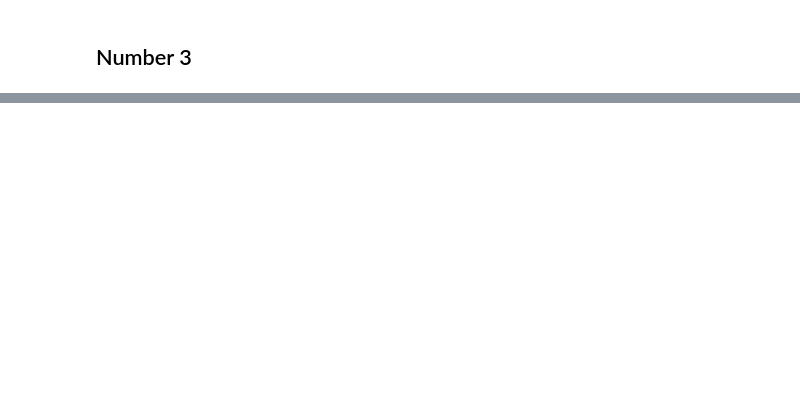
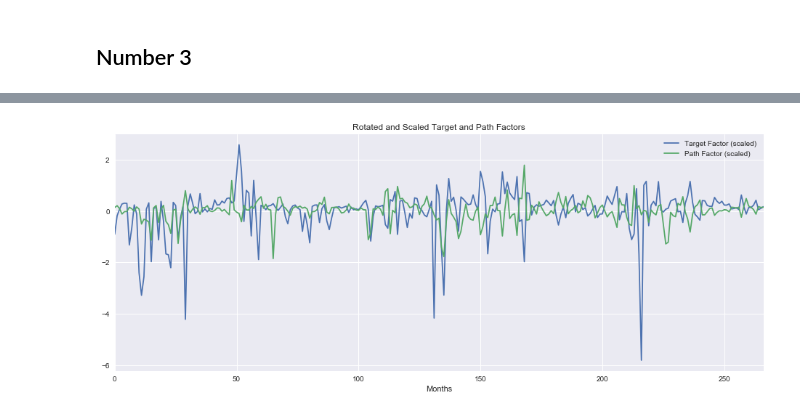
Before and after one commit to stevenzheng1/Econ-616, a Jupyter notebook: HW 5.ipynb, the cells around one changed output, grey strips where cells are left out. Saved outputs shown, nothing was run; the diff lists cells and outputs as text; code cells hidden in the pictures; blank space fills up the shorter version.

```diff
--- a/HW 5.ipynb
+++ b/HW 5.ipynb
@@ -166,0 +331,8 @@ plt.show()
+# %%
+rotated_factors_scaled = pd.DataFrame()
+rotated_factors_scaled['Target Factor'] = rotated_factors['Z1'].copy()/-1.151753
+#rotated_factors_scaled['Path Factor'] = rotated_factors['Z2'].copy() # no change
+#rotated_factors_scaled['Path Factor'] = rotated_factors['Z2'].copy()/0.151673 #make it same as ed4_tc
+rotated_factors_scaled['Path Factor'] = rotated_factors['Z2'].copy()/2.3707
+rotated_factors_scaled['const'] = 1
+rotated_factors_scaled.tail()
@@ -166,0 +372,12 @@ plt.show()
+# %%
+ax = rotated_factors_scaled[['Target Factor','Path Factor']].plot(figsize=(16,6))
+#ax=pd.concat([X['mp1_tc'], rotated_factors_scaled[['Z1','Z2']]], axis=1).plot(figsize=(16,6))
+lines, labels = ax.get_legend_handles_labels()
+#labels = ['mp1','Z1 (scaled)', 'Z2 (scaled)']
+labels = ['Target Factor (scaled)', 'Path Factor (scaled)']
+ax.legend(lines, labels, loc='best')
+plt.title('Rotated and Scaled Target and Path Factors')
+plt.xlabel('Months')
+plt.show()
+# %% [output]
+[figure, added]
```
Also changed, not shown: parts of 53 cells of this notebook.
